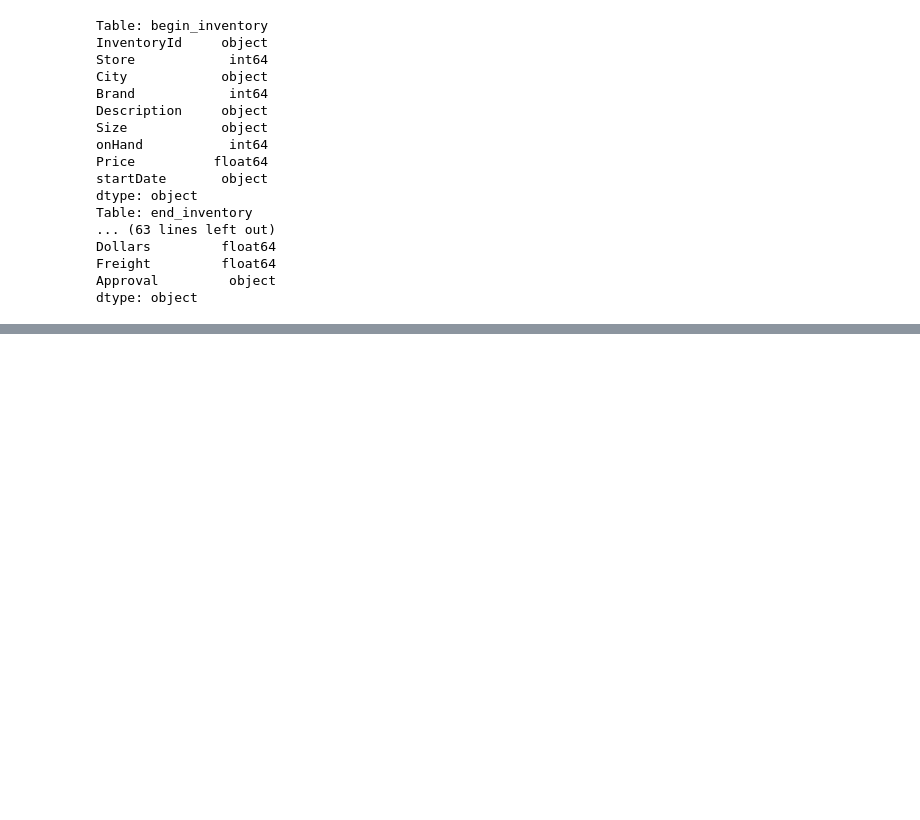
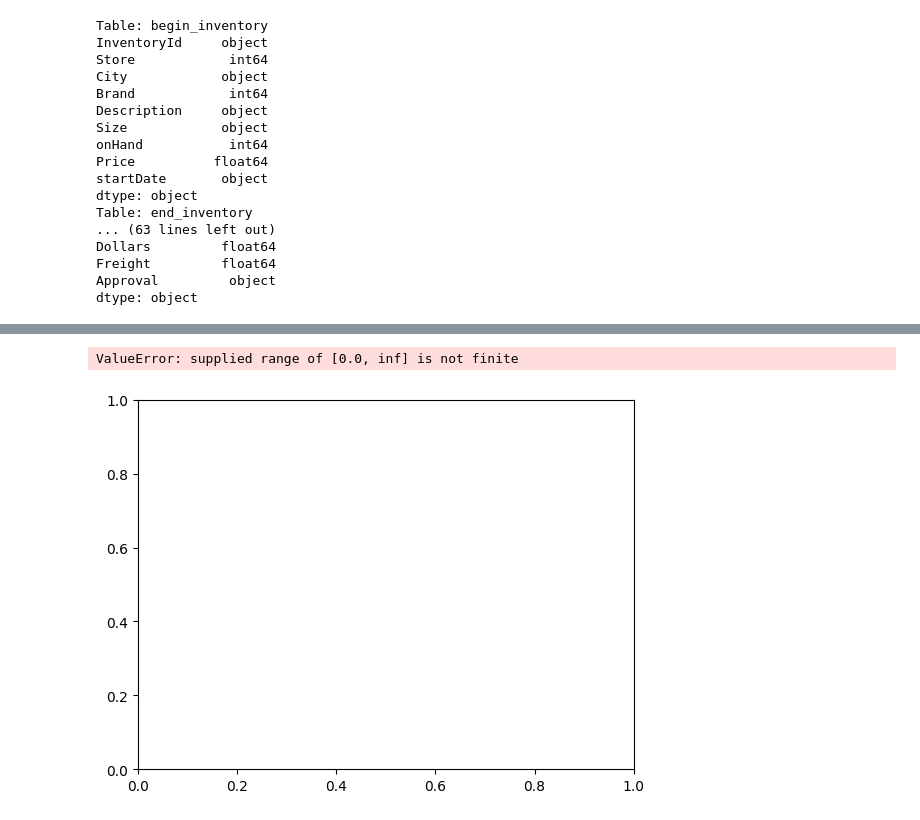
Before and after one commit to HarshG5/vendor-performance-python-sql-powerbi, a Jupyter notebook: EDA_Vendor Data.ipynb, the cells around one changed output, grey strips where cells are left out. Drawn from its saved outputs; the diff is of its cells as text; code cells hidden in the pictures; blank space fills up the shorter version.

```diff
--- a/EDA_Vendor Data.ipynb
+++ b/EDA_Vendor Data.ipynb
@@ -143,0 +257,7 @@ table ['']
+# %%
+summary_table['purchased_price']=summary_table['purchased_price'].fillna(summary_table['end_price'])
+summary_table['end_inventory']=summary_table['end_inventory'].fillna(summary_table['begin_inventory'] + summary_table['purchase_quantity'] - summary_table['sold_quantity'])
+summary_table['end_price']=summary_table['end_price'].fillna(summary_table['sales_price'])
+summary_table['purchase_quantity']=summary_table['purchase_quantity'].fillna(summary_table['sold_quantity'] + summary_table['end_inventory'] - summary_table['begin_inventory'])
+
+summary_table.info()
@@ -143,0 +283,5 @@ table ['']
+# %%
+summary_table['sales'] = (summary_table['sold_quantity']*summary_table['sold_price'])
+summary_table['Begin_Inventory_value']= (summary_table['Begin_Inventory']*summary_table['begin_price'])
+summary_table['End_Inventory_value'] =  (summary_table['End_Inventory']*summary_table['end_price'])
+summary_table.head()
@@ -143,0 +295,8 @@ table ['']
+# %%
+brand_level_summary = summary_table.groupby('Brand').agg({
+    'Begin_Inventory_value': 'sum',
+    'End_Inventory_value': 'sum',
+    'sales': 'sum'
+}).reset_index().sort_values(by='sales', ascending=False)
+
+brand_level_summary.head()
@@ -143,0 +310,3 @@ table ['']
+# %%
+brand_level_summary['inventory_turnover'] = (brand_level_summary['sales'] / ((brand_level_summary['Begin_Inventory_value'] + brand_level_summary['End_Inventory_value']) / 2)).round(2)
+brand_level_summary.head()
@@ -143,0 +320,6 @@ table ['']
+# %%
+plt.hist(brand_level_summary['inventory_turnover'], bins=30, edgecolor='black')
+plt.plot()
+# %% [output]
+ValueError: supplied range of [0.0, inf] is not finite
+[figure, added]
```
Also changed, not shown: parts of 16 cells of this notebook.
